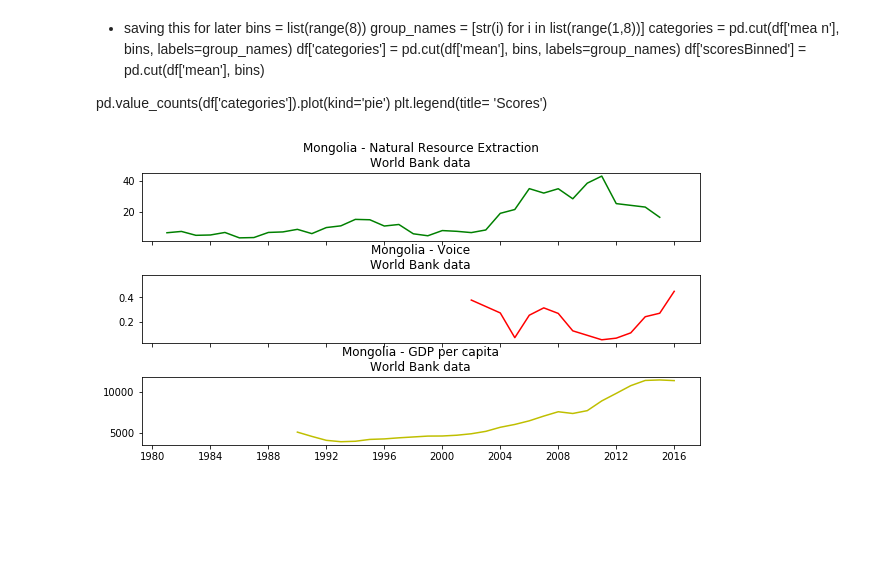
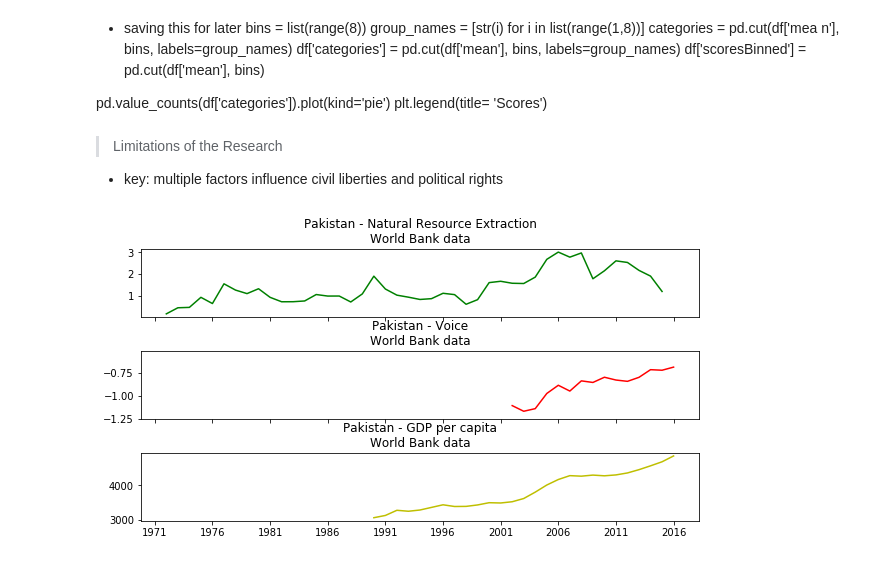
Before and after one commit to alexjhe/Python_Class_Final_Project, a Jupyter notebook: Analysis_Silas.ipynb, the cells around one changed output. Cells and saved outputs as stored; diff of their text form; code cells hidden in the pictures; blank space fills up the shorter version.

```diff
--- a/Analysis_Silas.ipynb
+++ b/Analysis_Silas.ipynb
@@ -6,8 +19,13 @@ import pandas as pd
 import cartopy
 import re
 import numpy as np
+from IPython.core.display import display, HTML
+
+
 %matplotlib inline
-%store -r FHFAWB_df
+
+path = 'c:/Users/silas/MIDS/jupyternotebooks/USAID/'
+fhfawb = pd.read_pickle('{}fhfawb.pickle'.format(path))
 
 # world.plot(column='gdp_per_cap')
 # world.plot(column='gdp_per_cap', cmap='OrRd')
@@ -149,19 +189,22 @@ df['scoresBinned'] = pd.cut(df['mean'], bins)
 
 pd.value_counts(df['categories']).plot(kind='pie')
 plt.legend(title= 'Scores')
+# %% [markdown]
+> Limitations of the Research
+ - key: multiple factors influence civil liberties and political rights
 # %%
 # country picker
 df3 = fhfawb
-mon = df3[df3['country'] == 'Mongolia']
+mon = df3[df3['country'] == 'Pakistan']
 f, (ax1, ax2, ax3) = plt.subplots(3, sharex=True, sharey=False, figsize=(10,5))
 ax1.plot(mon.date, mon.nat, color='g')
-ax1.set_title('Mongolia - Natural Resource Extraction\nWorld Bank data')
+ax1.set_title('Pakistan - Natural Resource Extraction\nWorld Bank data')
 ax2.plot(mon.date, mon.voice, color='r')
-ax2.set_title('Mongolia - Voice\nWorld Bank data')
+ax2.set_title('Pakistan - Voice\nWorld Bank data')
 ax3.plot(mon.date, mon.gdppc, color='y')
-ax3.set_title('Mongolia - GDP per capita\nWorld Bank data')
+ax3.set_title('Pakistan - GDP per capita\nWorld Bank data')
 f.subplots_adjust(hspace=.5)
 plt.setp([a.get_xticklabels() for a in f.axes[:-1]], visible=False)
 plt.savefig('fh_tripart_mean.png')
 # %% [output]
-[figure, old version]
+[figure, new version]
```
Also changed, not shown: parts of 81 cells of this notebook, 16 other files.
